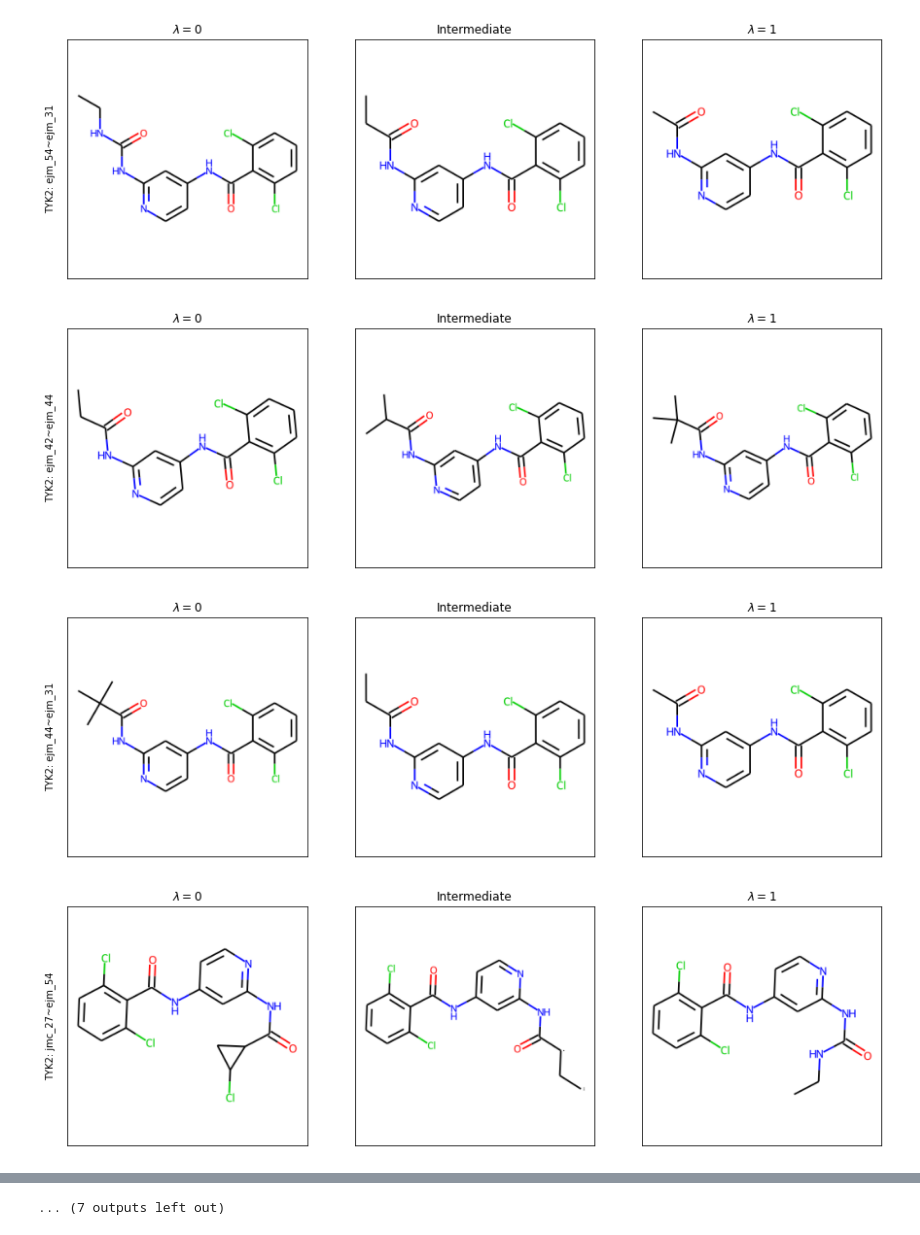
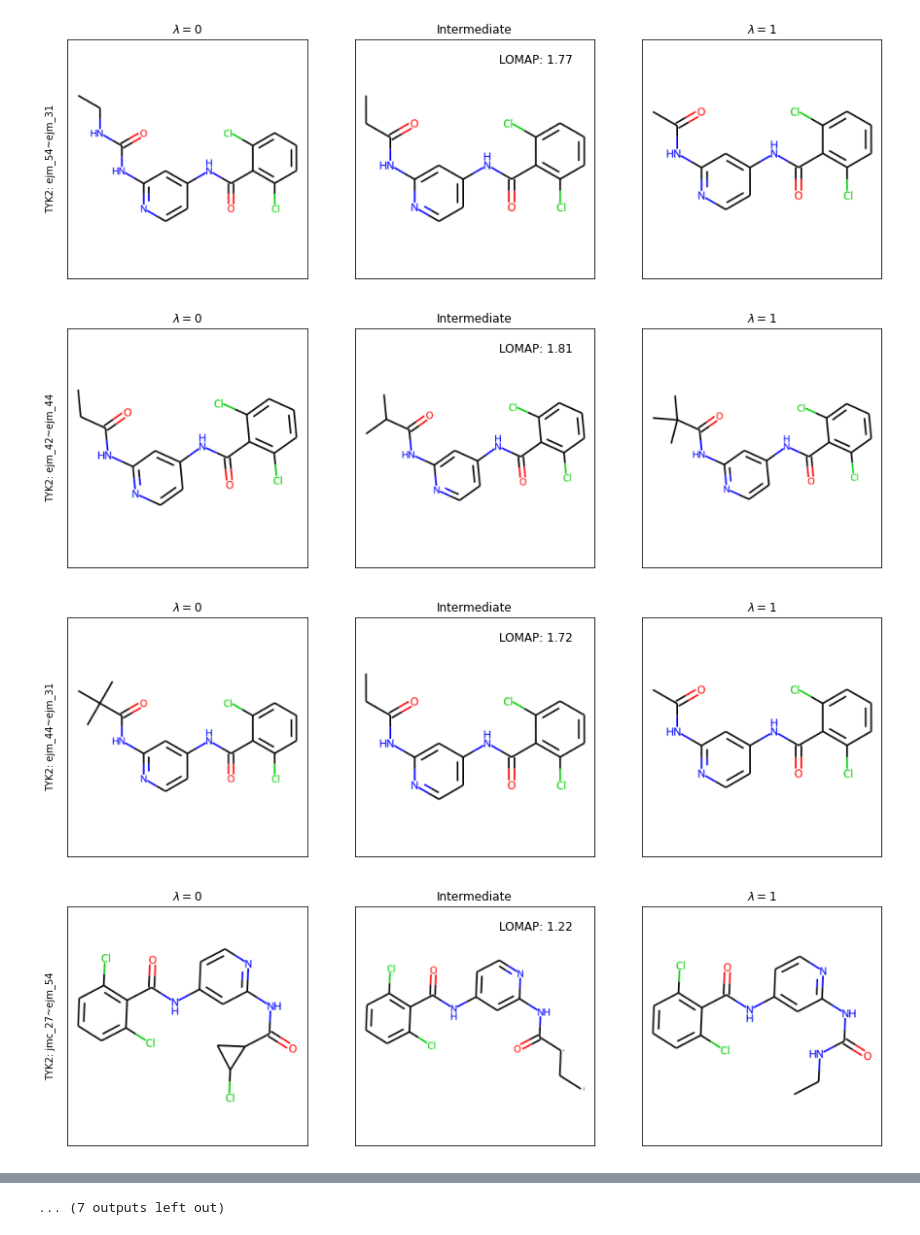
Before and after one commit to JenkeScheen/fep_intermediate_generation, a Jupyter notebook: display.ipynb, the cells around one changed output, grey strips where cells are left out. Cells and saved outputs as stored; diff of their text form; code cells hidden in the pictures.

```diff
--- a/display.ipynb
+++ b/display.ipynb
@@ -82,7 +82,7 @@ def getMolImg(mol):
 
     return img
 # %%
-def depictMolTriplet(liga, intermediate, ligb, tgt, pert_name):
+def depictMolTriplet(liga, intermediate, ligb, tgt, pert_name, score):
     """given three molecular inputs, plot a graph of each, side-by-side."""
 
     # get img objects for each lig
@@ -111,31 +111,37 @@ def depictMolTriplet(liga, intermediate, ligb, tgt, pert_name):
         rotation='vertical',
         transform=axes[0].transAxes)
 
+    if score is not None:
+        axes[1].annotate('LOMAP: %.2f' % score, xy=(0.6, 0.9), xycoords="axes fraction", size=12)
     plt.show()
+    fig.savefig('%s%s.png' % (tgt, pert_name))
 # %%
-with open("test", "rb") as fp:   # Unpickling
+with open("top_intermediates", "rb") as fp:   # Unpickling
     expert_intermediates = pickle.load(fp)
 
-for (tgt, pert), interm in zip(perts_to_intrap, expert_intermediates):
+with open("lomap_scores", "rb") as fp:   # Unpickling
+    lomap_scores = pickle.load(fp)
+
+for (tgt, pert), interm, score in zip(perts_to_intrap, expert_intermediates, lomap_scores):
 
     # get the endpoint molecular objects.
     liga, ligb = pert.split("~")
     try:
         liga, ligb = [ Chem.rdmolfiles.SDMolSupplier(f"ligands/{tgt}/{lig}.sdf")[0] for lig in [liga, ligb]]
     except OSError:
         # naming is inconsistent; try with 'lig_' prefix.
         liga, ligb = [ Chem.rdmolfiles.SDMolSupplier(f"ligands/{tgt}/lig_{lig}.sdf")[0] for lig in [liga, ligb]]
 
     # generate the intermediate.
     intermediate = Chem.MolFromSmiles(interm)
 
     # align everything.
     liga, intermediate, ligb = alignLigands(liga, intermediate, ligb)
 
     # plot the triplet.
-    depictMolTriplet(liga, intermediate, ligb, tgt, pert)
+    depictMolTriplet(liga, intermediate, ligb, tgt, pert, score)
 # %% [output]
-[figure, old version]
+[figure, new version]
-[figure, old version]
+[figure, new version]
-[figure, old version]
+[figure, new version]
-[figure, old version]
+[figure, new version]
```
Also changed, not shown: parts of 2 cells of this notebook, 3 other files.
